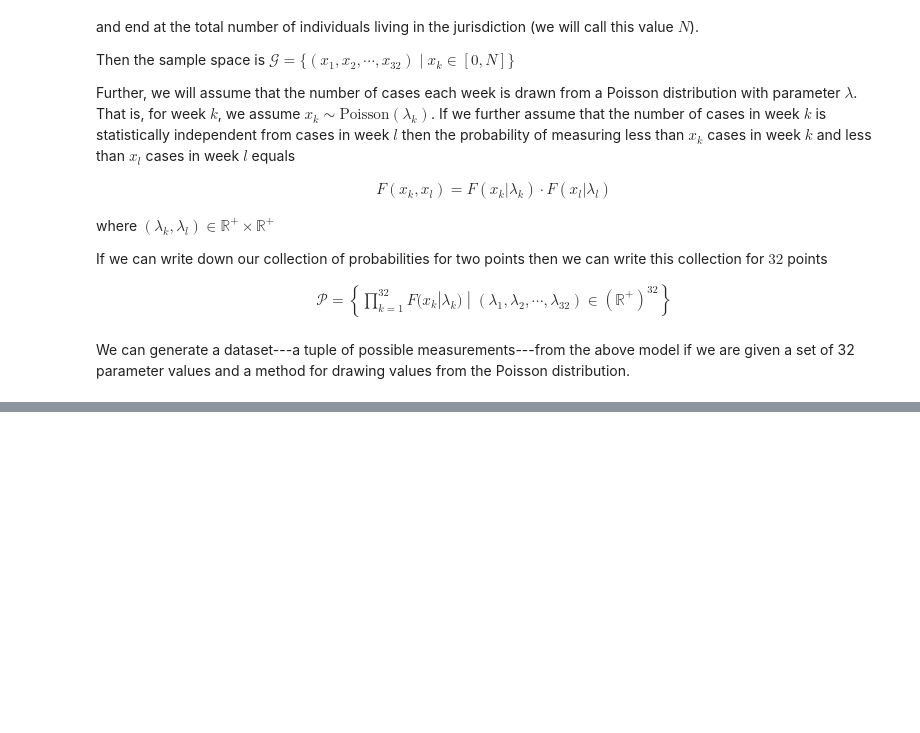
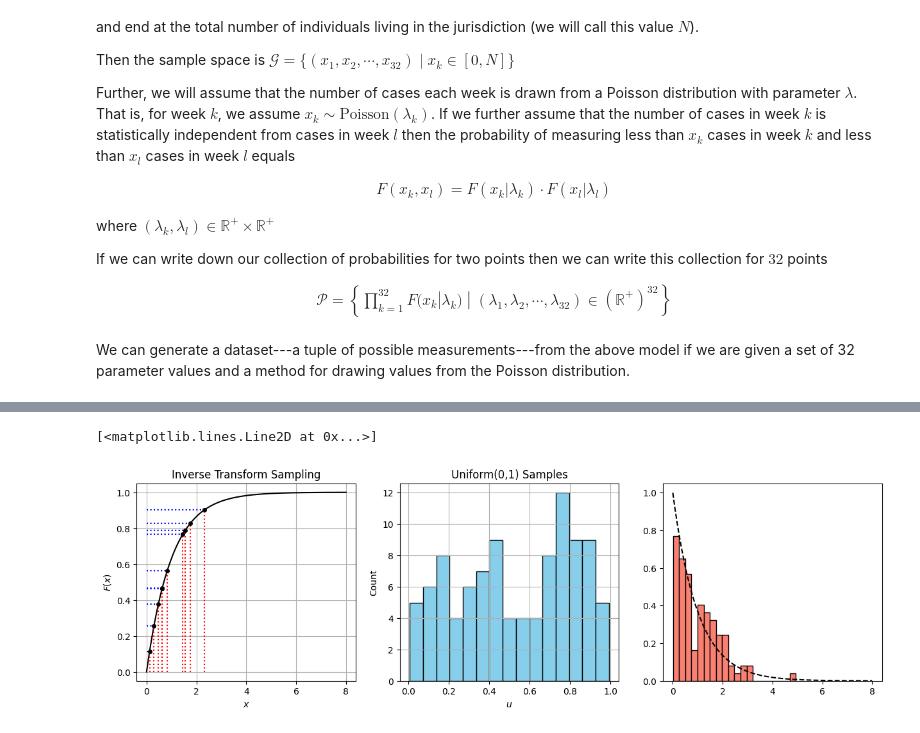
Before and after one commit to computationalUncertaintyLab/dexp_book, a Jupyter notebook: Forward problem01.ipynb, the cells around one changed output, grey strips where cells are left out. Cells and saved outputs as stored; diff of their text form; code cells hidden in the pictures; blank space fills up the shorter version.

```diff
--- a/Forward problem01.ipynb
+++ b/Forward problem01.ipynb
@@ -55,0 +91,46 @@ We can generate a dataset---a tuple of possible measurements---from the above mo
+# %%
+import numpy as np
+import matplotlib.pyplot as plt
+from scipy.stats import expon
+
+# --- Sampling ---
+n_samples = 100
+u_samples = np.random.uniform(0, 1, n_samples)
+x_samples = -np.log(1 - u_samples)/1  # Inverse CDF of Exp(1)
+
+# For plotting the CDF
+x_grid = np.linspace(0, 8, 500)
+cdf_vals = expon.cdf(x_grid)
+
+# For highlighting transformation (only show a few)
+u_highlight = np.sort(u_samples[:10])
+x_highlight = -np.log(1 - u_highlight)
+
+# --- PLOT ---
+fig, axs = plt.subplots(1, 3, figsize=(15, 4))
+
+# Plot 1: CDF with inverse transform lines
+axs[0].plot(x_grid, cdf_vals, label='CDF of Exp(1)', color='black')
+for u, x in zip(u_highlight, x_highlight):
+    axs[0].hlines(u, 0, x, color='blue', linestyle='dotted')
+    axs[0].vlines(x, 0, u, color='red', linestyle='dotted')
+    axs[0].plot(x, u, 'ko', markersize=4)
+
+axs[0].set_title("Inverse Transform Sampling")
+axs[0].set_xlabel("$x$")
+axs[0].set_ylabel("$F(x)$")
+axs[0].grid(True)
+
+# Plot 2: Histogram of uniform(0,1) samples
+axs[1].hist(u_samples, bins=15, color="skyblue", edgecolor="black")
+axs[1].set_title("Uniform(0,1) Samples")
+axs[1].set_xlabel("$u$")
+axs[1].set_ylabel("Count")
+axs[1].grid(True)
+
+# Plot 3: Histogram of exponential samples
+axs[2].hist(x_samples, bins=20, color="salmon", edgecolor="black", density=True, label="Samples")
+axs[2].plot(x_grid, expon.pdf(x_grid), 'k--', label='True PDF')  # overlay
+# %% [output]
+[<matplotlib.lines.Line2D at 0x...>]
+[figure, added]
```
Also changed, not shown: parts of 4 cells of this notebook.
